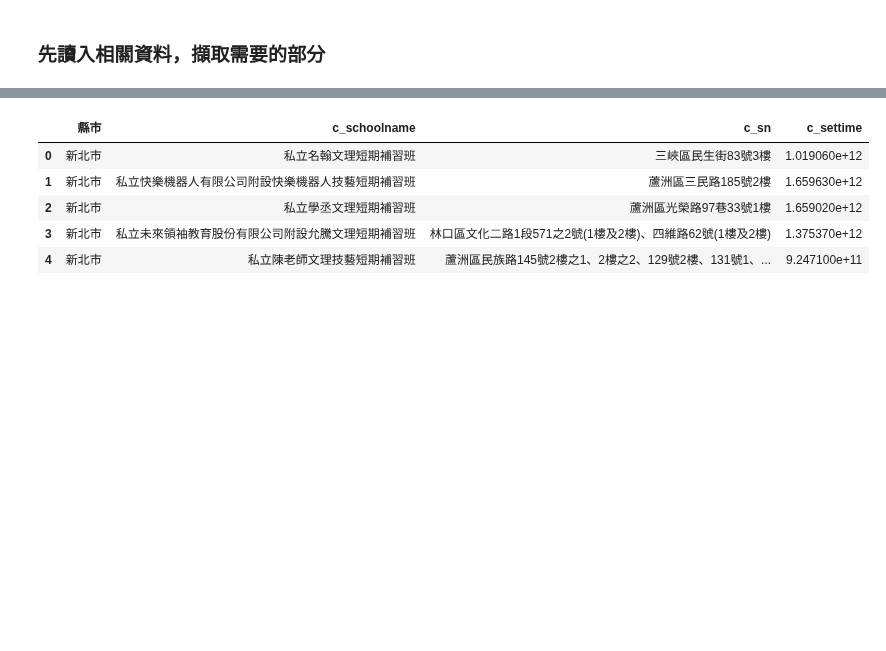
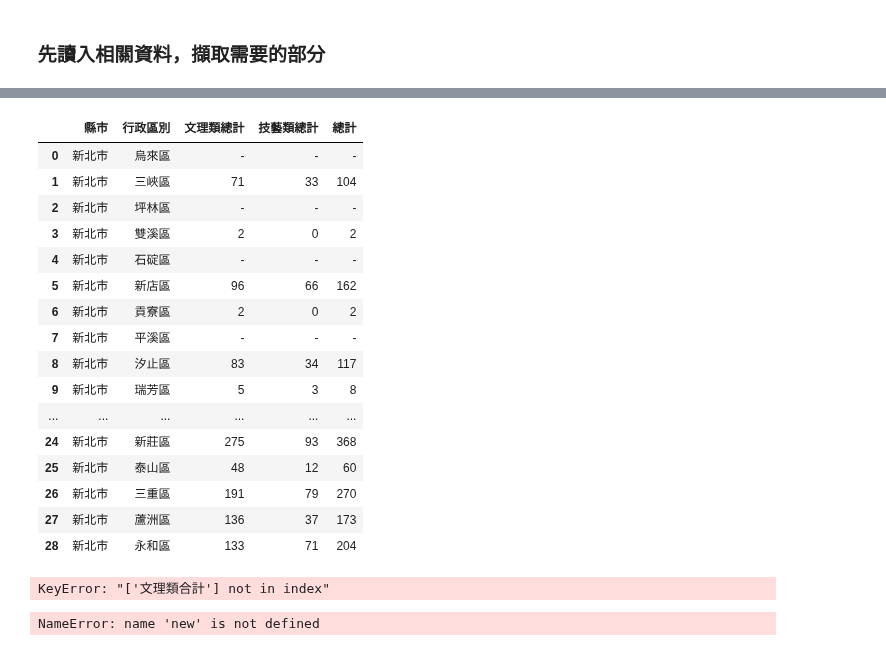
Before and after one commit to 41071119H-Irene/LAT, a Jupyter notebook: W2/W2_Assignment.ipynb, the cells around one changed output, grey strips where cells are left out. Saved outputs shown, nothing was run; the diff lists cells and outputs as text; code cells hidden in the pictures; blank space fills up the shorter version.

```diff
--- a/W2/W2_Assignment.ipynb
+++ b/W2/W2_Assignment.ipynb
@@ -101,11 +76,32 @@ result
 # %%
-
 dft = pd.read_csv('new Taipei.csv')
-dft.head()
+dft
 # %% [output]
-|  | 縣市 | c_schoolname | c_sn | c_settime |
-| 0 | 新北市 | 私立名翰文理短期補習班 | 三峽區民生街83號3樓 | 1.019060e+12 |
-| 1 | 新北市 | 私立快樂機器人有限公司附設快樂機器人技藝短期補習班 | 蘆洲區三民路185號2樓 | 1.659630e+12 |
-| 2 | 新北市 | 私立學丞文理短期補習班 | 蘆洲區光榮路97巷33號1樓 | 1.659020e+12 |
-| 3 | 新北市 | 私立未來領袖教育股份有限公司附設允騰文理短期補習班 | 林口區文化二路1段571之2號(1樓及2樓)、四維路62號(1樓及2樓) | 1.375370e+12 |
-| 4 | 新北市 | 私立陳老師文理技藝短期補習班 | 蘆洲區民族路145號2樓之1、2樓之2、129號2樓、131號1、... | 9.247100e+11 |
+|  | 縣市 | 行政區別 | 文理類總計 | 技藝類總計 | 總計 |
+| 0 | 新北市 | 烏來區 | - | - | - |
+| 1 | 新北市 | 三峽區 | 71 | 33 | 104 |
+| 2 | 新北市 | 坪林區 | - | - | - |
+| 3 | 新北市 | 雙溪區 | 2 | 0 | 2 |
+| 4 | 新北市 | 石碇區 | - | - | - |
+| 5 | 新北市 | 新店區 | 96 | 66 | 162 |
+| 6 | 新北市 | 貢寮區 | 2 | 0 | 2 |
+| 7 | 新北市 | 平溪區 | - | - | - |
+| 8 | 新北市 | 汐止區 | 83 | 34 | 117 |
+| 9 | 新北市 | 瑞芳區 | 5 | 3 | 8 |
+| ... | ... | ... | ... | ... | ... |
+| 24 | 新北市 | 新莊區 | 275 | 93 | 368 |
+| 25 | 新北市 | 泰山區 | 48 | 12 | 60 |
+| 26 | 新北市 | 三重區 | 191 | 79 | 270 |
+| 27 | 新北市 | 蘆洲區 | 136 | 37 | 173 |
+| 28 | 新北市 | 永和區 | 133 | 71 | 204 |
+# %%
+new = dft[['行政區別', '文理類合計']].groupby(['行政區別'])['文理類合計'].sum().reset_index()
+new['縣市'] = '新北市'
+# %% [output]
+KeyError: "['文理類合計'] not in index"
+# %%
+frames = [Type, mazhu,new]
+
+result = pd.concat(frames)
+# %% [output]
+NameError: name 'new' is not defined
```
Also changed, not shown: parts of 13 cells of this notebook, 2 other files.
